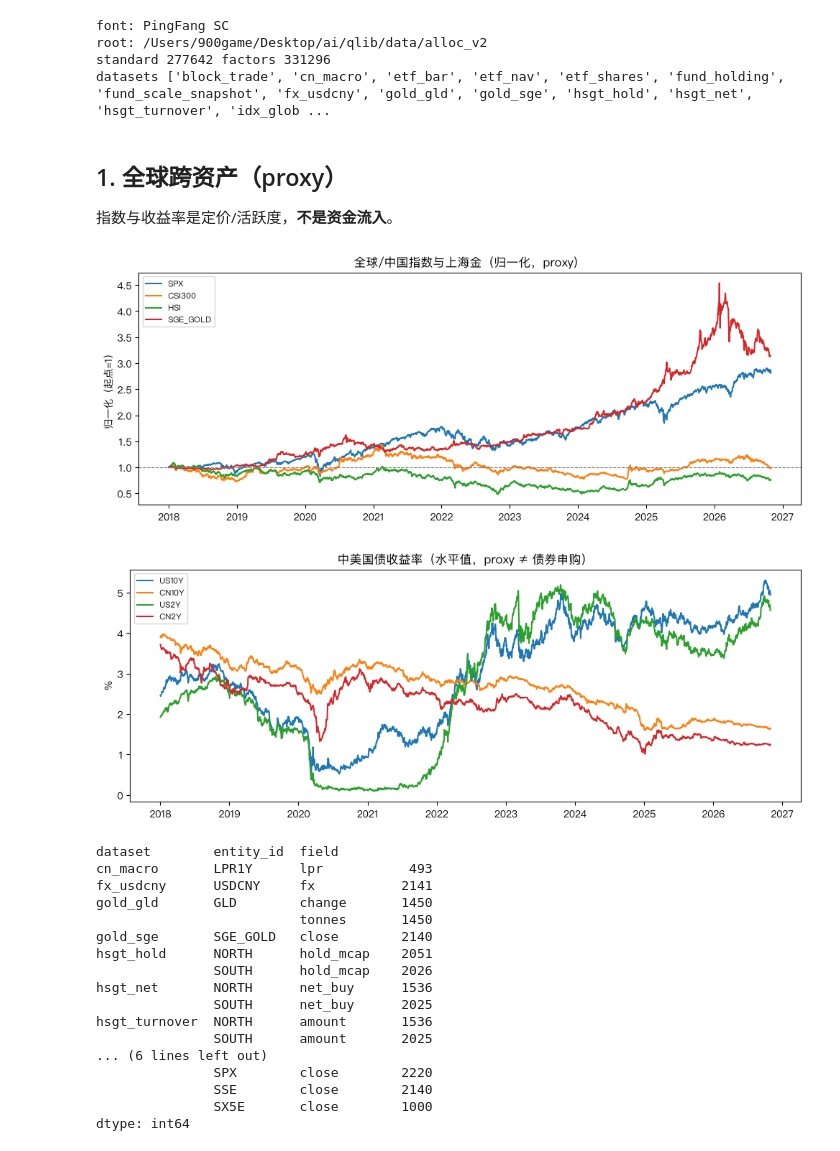
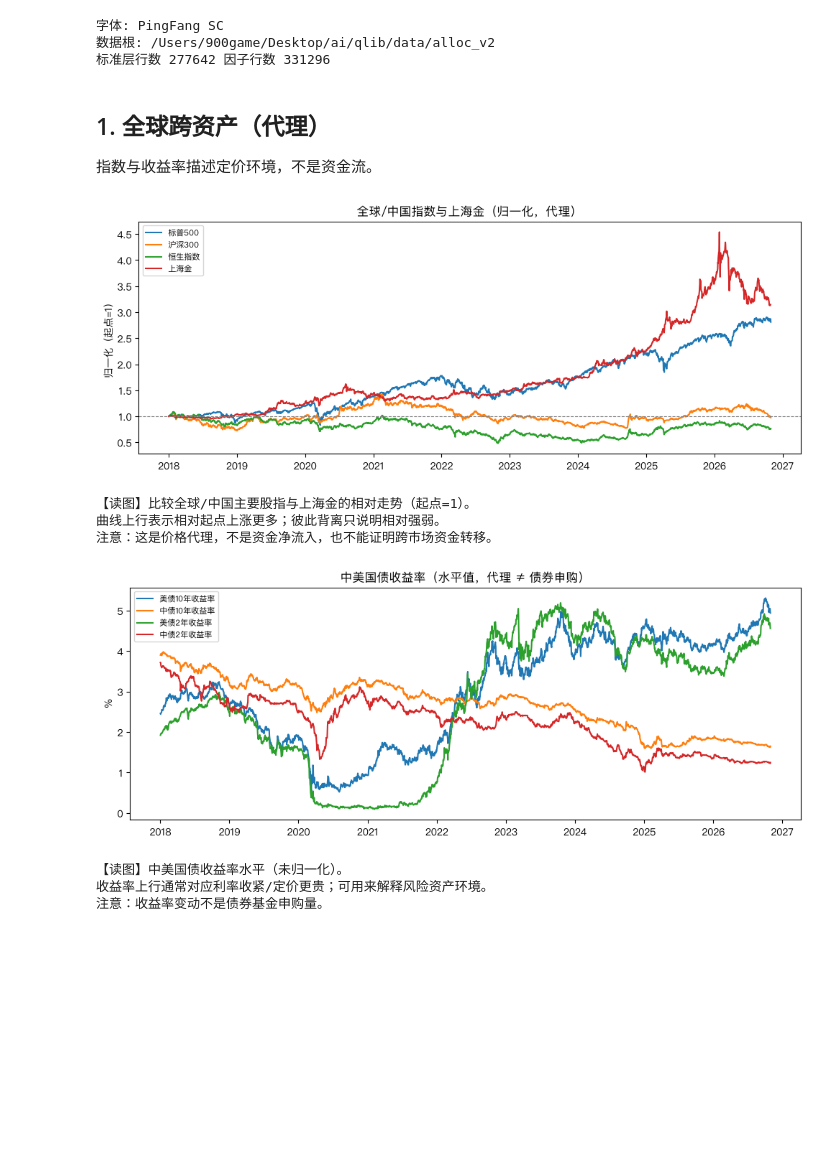
Before and after one commit to TangPiece/qlib, a Jupyter notebook: examples/alloc_v2/dashboard.ipynb, the cells around one changed output. Cells and saved outputs as stored; diff of their text form; code cells hidden in the pictures; blank space fills up the shorter version.

```diff
--- a/examples/alloc_v2/dashboard.ipynb
+++ b/examples/alloc_v2/dashboard.ipynb
@@ -11,5 +13,6 @@
 # %%
 from pathlib import Path
+import importlib
 import sys
 
 import matplotlib.pyplot as plt
@@ -19,71 +22,65 @@ ROOT = Path("../..").resolve()
 if str(ROOT) not in sys.path:
     sys.path.insert(0, str(ROOT))
 
+# 强制重载，避免内核里还是改代码前的旧 plotting
+import qlib.contrib.data.alloc_v2.labels as _labels
+import qlib.contrib.data.alloc_v2.plotting as P
+
+importlib.reload(_labels)
+importlib.reload(P)
+
 from qlib.contrib.data.alloc_v2.paths import default_root
 from qlib.contrib.data.alloc_v2.report import dashboard_payload
-from qlib.contrib.data.alloc_v2 import plotting as P
 
 pd.set_option("display.max_rows", 40)
 pd.set_option("display.max_columns", 20)
 pd.set_option("display.width", 160)
 
-print("font:", P.configure_cjk_font())
+print("字体:", P.configure_cjk_font())
 DATA = default_root()
-print("root:", DATA)
+print("数据根:", DATA)
 payload = dashboard_payload(DATA)
 standard = payload["standard"]
 factors = payload["factors"]
 swing = payload["swing"]
-print("standard", len(standard), "factors", len(factors))
-print("datasets", sorted(standard["dataset"].unique()) if not standard.empty else [])
+print("标准层行数", len(standard), "因子行数", len(factors))
 # %% [output]
-font: PingFang SC
-root: /Users/900game/Desktop/ai/qlib/data/alloc_v2
-standard 277642 factors 331296
-datasets ['block_trade', 'cn_macro', 'etf_bar', 'etf_nav', 'etf_shares', 'fund_holding', 'fund_scale_snapshot', 'fx_usdcny', 'gold_gld', 'gold_sge', 'hsgt_hold', 'hsgt_net', 'hsgt_turnover', 'idx_glob ...
+字体: PingFang SC
+数据根: /Users/900game/Desktop/ai/qlib/data/alloc_v2
+标准层行数 277642 因子行数 331296
 # %% [markdown]
-## 1. 全球跨资产（proxy）
+## 1. 全球跨资产（代理）
 
-指数与收益率是定价/活跃度，**不是资金流入**。
+指数与收益率描述定价环境，不是资金流。
 # %%
 global_map = {
     "SPX": P.series_from_standard(standard, dataset="idx_global", entity_id="SPX", field="close"),
     "CSI300": P.series_from_standard(standard, dataset="idx_global", entity_id="CSI300", field="close"),
     "HSI": P.series_from_standard(standard, dataset="idx_global", entity_id="HSI", field="close"),
     "SGE_GOLD": P.series_from_standard(standard, dataset="gold_sge", entity_id="SGE_GOLD", field="close"),
 }
-fig = P.plot_normalized(global_map, title="全球/中国指数与上海金（归一化，proxy）")
+fig = P.plot_normalized(global_map, title="全球/中国指数与上海金（归一化，代理）")
 plt.show()
+P.print_caption("global_index")
 
 yield_map = {
     "US10Y": P.series_from_standard(standard, dataset="yield_cn_us", entity_id="US10Y", field="yield"),
     "CN10Y": P.series_from_standard(standard, dataset="yield_cn_us", entity_id="CN10Y", field="yield"),
     "US2Y": P.series_from_standard(standard, dataset="yield_cn_us", entity_id="US2Y", field="yield"),
     "CN2Y": P.series_from_standard(standard, dataset="yield_cn_us", entity_id="CN2Y", field="yield"),
 }
-fig = P.plot_levels(yield_map, title="中美国债收益率（水平值，proxy ≠ 债券申购）", ylabel="%")
+fig = P.plot_levels(yield_map, title="中美国债收益率（水平值，代理 ≠ 债券申购）", ylabel="%")
 plt.show()
-payload["global"].groupby(["dataset", "entity_id", "field"]).size().head(20)
+P.print_caption("yield_cn_us")
 # %% [output]
-[figure, old version]
+[figure, new version]
+【读图】比较全球/中国主要股指与上海金的相对走势（起点=1）。
+曲线上行表示相对起点上涨更多；彼此背离只说明相对强弱。
+注意：这是价格代理，不是资金净流入，也不能证明跨市场资金转移。
-[figure, old version]
+[figure, new version]
-dataset        entity_id  field
-cn_macro       LPR1Y      lpr           493
-fx_usdcny      USDCNY     fx           2141
-gold_gld       GLD        change       1450
-                          tonnes       1450
-gold_sge       SGE_GOLD   close        2140
-hsgt_hold      NORTH      hold_mcap    2051
-               SOUTH      hold_mcap    2026
-hsgt_net       NORTH      net_buy      1536
-               SOUTH      net_buy      2025
-hsgt_turnover  NORTH      amount       1536
-               SOUTH      amount       2025
-... (6 lines left out)
-               SPX        close        2220
-               SSE        close        2140
-               SX5E       close        1000
-dtype: int64
+【读图】中美国债收益率水平（未归一化）。
+收益率上行通常对应利率收紧/定价更贵；可用来解释风险资产环境。
+注意：收益率变动不是债券基金申购量。
 # %% [markdown]
 ## 2. 北向：成交与持股
 
```
Also changed, not shown: parts of 13 cells of this notebook, 5 other files.
